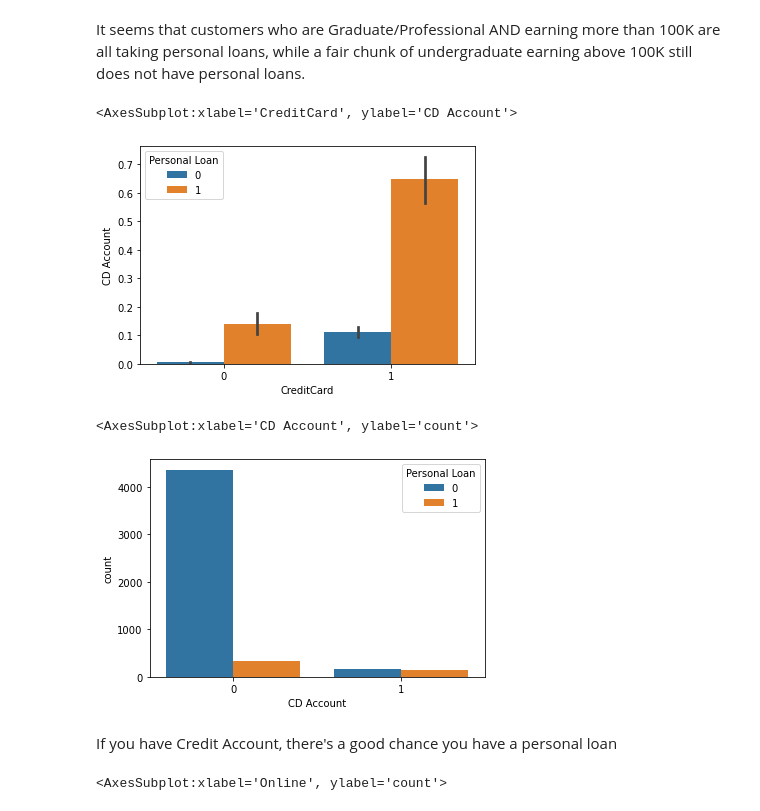
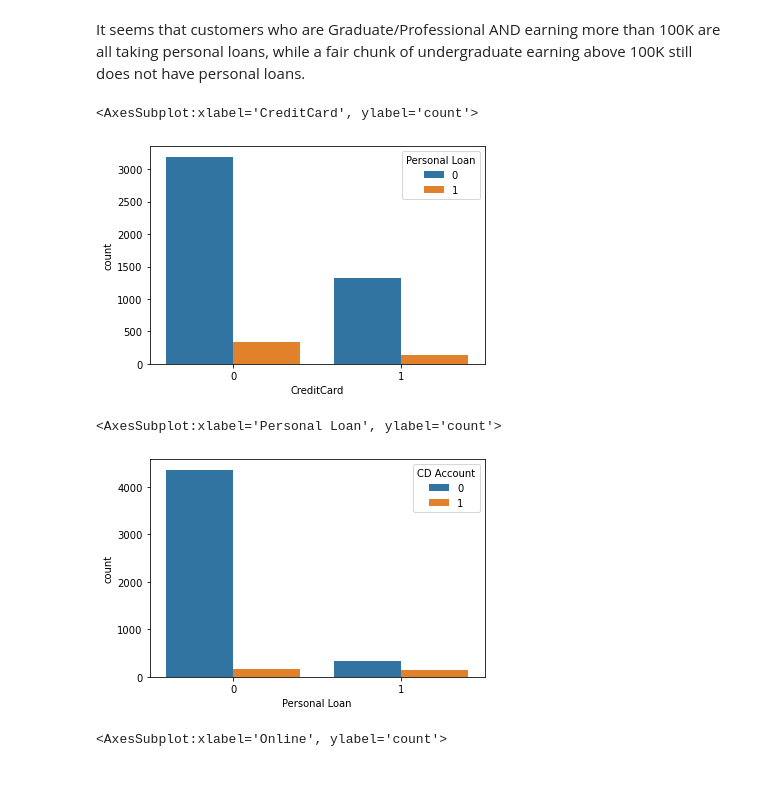
Before and after one commit to Jalrey/iod, a Jupyter notebook: Group Assignment/Group Work - Personal Loan Classification.ipynb, the cells around one changed output. Cells and saved outputs as stored; diff of their text form; code cells hidden in the pictures; blank space fills up the shorter version.

```diff
--- a/Group Assignment/Group Work - Personal Loan Classification.ipynb
+++ b/Group Assignment/Group Work - Personal Loan Classification.ipynb
@@ -164,17 +164,15 @@ sns.catplot(x='Education', y='Income', hue='Personal Loan', data = data, kind='v
 # %% [markdown]
 It seems that customers who are Graduate/Professional AND earning more than 100K are all taking personal loans, while a fair chunk of undergraduate earning above 100K still does not have personal loans.
 # %%
-sns.barplot(y="CD Account", x="CreditCard", data=data,hue='Personal Loan')
+sns.countplot( x="CreditCard", data=data,hue='Personal Loan')
 # %% [output]
-<AxesSubplot:xlabel='CreditCard', ylabel='CD Account'>
+<AxesSubplot:xlabel='CreditCard', ylabel='count'>
-[figure, old version]
+[figure, new version]
 # %%
-sns.countplot(x="CD Account", hue = 'Personal Loan', data=data)
+sns.countplot(x="Personal Loan", hue = 'CD Account', data=data)
 # %% [output]
-<AxesSubplot:xlabel='CD Account', ylabel='count'>
+<AxesSubplot:xlabel='Personal Loan', ylabel='count'>
-[figure, old version]
+[figure, new version]
-# %% [markdown]
-If you have Credit Account, there's a good chance you have a personal loan
 # %%
 sns.countplot(x="Online", hue = 'Personal Loan', data=data)
 # %% [output]
```
Also changed, not shown: parts of 17 cells of this notebook.
